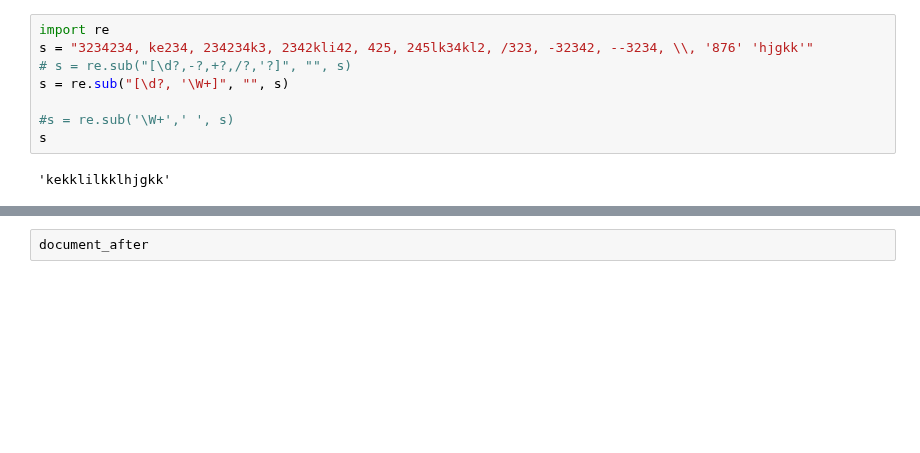
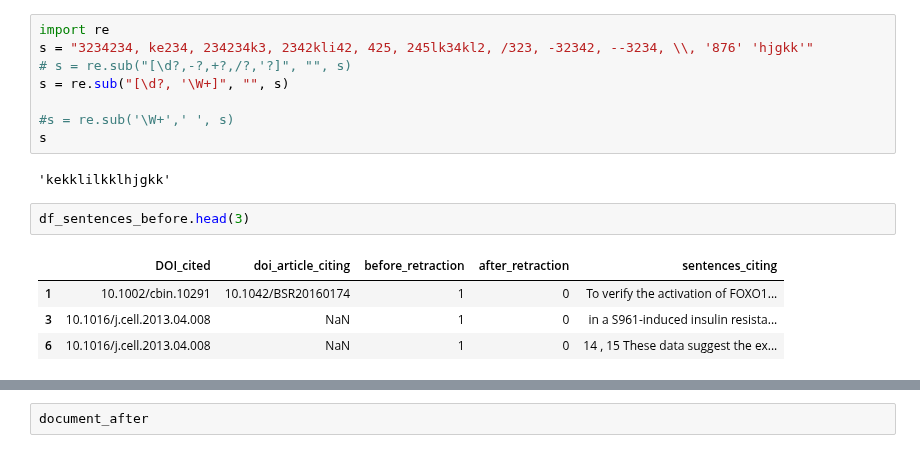
Before and after one commit to dciudadr/eLife_retractions, a Jupyter notebook: retractionwatc2h.ipynb, the cells around one changed output, grey strips where cells are left out. Drawn from its saved outputs; the diff is of its cells as text; blank space fills up the shorter version.

```diff
--- a/retractionwatc2h.ipynb
+++ b/retractionwatc2h.ipynb
@@ -876,4 +1023,11 @@ s = re.sub("[\d?, '\W+]", "", s)
 s
 # %% [output]
 'kekklilkklhjgkk'
+# %%
+df_sentences_before.head(3)
+# %% [output]
+|  | DOI_cited | doi_article_citing | before_retraction | after_retraction | sentences_citing |
+| 1 | 10.1002/cbin.10291 | 10.1042/BSR20160174 | 1 | 0 | To verify the activation of FOXO1... |
+| 3 | 10.1016/j.cell.2013.04.008 | NaN | 1 | 0 | in a S961-induced insulin resista... |
+| 6 | 10.1016/j.cell.2013.04.008 | NaN | 1 | 0 | 14 , 15 These data suggest the ex... |
 # %%
```
Also changed, not shown: parts of 24 cells of this notebook.
